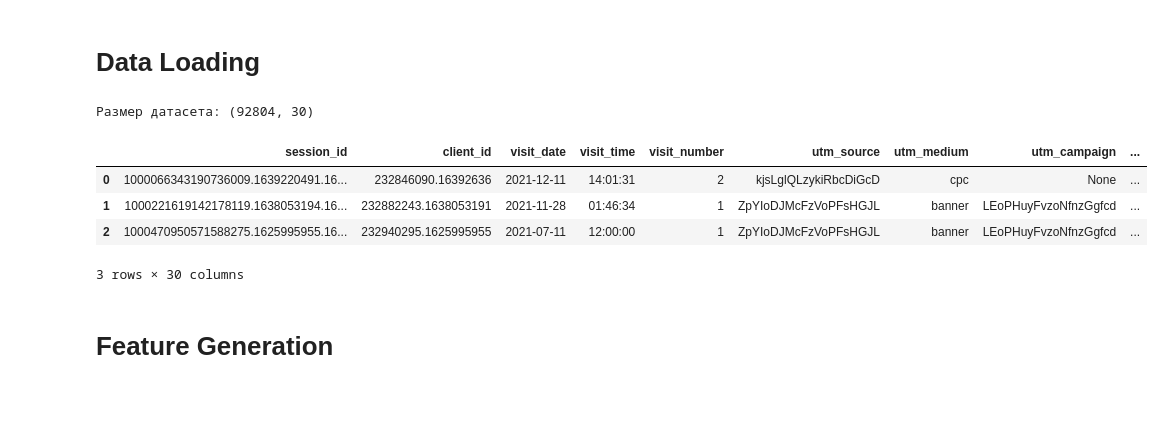
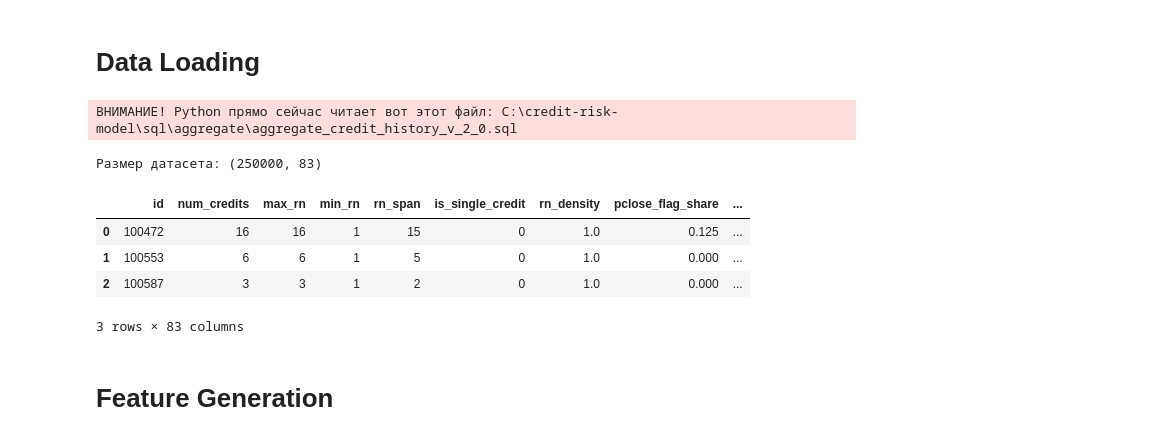
Before and after one commit to fenderfeniks/credit-risk-model, a Jupyter notebook: notebooks/2.0-feature-engineering.ipynb, the cells around one changed output. Cells and saved outputs as stored; diff of their text form; code cells hidden in the pictures; blank space fills up the shorter version.

```diff
--- a/notebooks/2.0-feature-engineering.ipynb
+++ b/notebooks/2.0-feature-engineering.ipynb
@@ -76,20 +77,24 @@ except AttributeError:
 # %% [markdown]
 # Data Loading
 # %%
-loader = UniversalDataLoader(cfg)
+stats_compiler = GlobalStatCompiler(cfg, PROJECT_ROOT)
+stats_compiler.load()
+sql_injections = stats_compiler.get_sql_format_kwargs()
 
-df = loader.load_data()
+loader = get_data_source(cfg, PROJECT_ROOT)
+df = loader.load(sql_injections)
 target = cfg.data.tabular.target_col
 
 print(f"Размер датасета: {df.shape}")
 df.head(3)
 # %% [output]
-Размер датасета: (92804, 30)
+ВНИМАНИЕ! Python прямо сейчас читает вот этот файл: C:\credit-risk-model\sql\aggregate\aggregate_credit_history_v_2_0.sql
+Размер датасета: (250000, 83)
-|  | session_id | client_id | visit_date | visit_time | visit_number | utm_source | utm_medium | utm_campaign | ... |
-| 0 | 1000066343190736009.1639220491.16... | 232846090.16392636 | 2021-12-11 | 14:01:31 | 2 | kjsLglQLzykiRbcDiGcD | cpc | None | ... |
-| 1 | 1000221619142178119.1638053194.16... | 232882243.1638053191 | 2021-11-28 | 01:46:34 | 1 | ZpYIoDJMcFzVoPFsHGJL | banner | LEoPHuyFvzoNfnzGgfcd | ... |
-| 2 | 1000470950571588275.1625995955.16... | 232940295.1625995955 | 2021-07-11 | 12:00:00 | 1 | ZpYIoDJMcFzVoPFsHGJL | banner | LEoPHuyFvzoNfnzGgfcd | ... |
+|  | id | num_credits | max_rn | min_rn | rn_span | is_single_credit | rn_density | pclose_flag_share | ... |
+| 0 | 100472 | 16 | 16 | 1 | 15 | 0 | 1.0 | 0.125 | ... |
+| 1 | 100553 | 6 | 6 | 1 | 5 | 0 | 1.0 | 0.000 | ... |
+| 2 | 100587 | 3 | 3 | 1 | 2 | 0 | 1.0 | 0.000 | ... |
-3 rows × 30 columns
+3 rows × 83 columns
 # %%
 target_col = cfg.data.tabular.target_col # 'event_value'
 y_train = df[target_col].values
```
Also changed, not shown: parts of 7 cells of this notebook, 9 other files.
